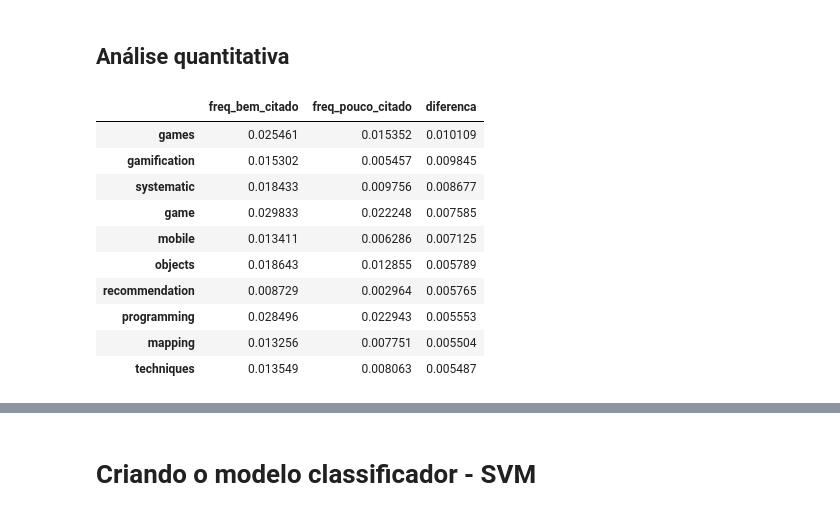
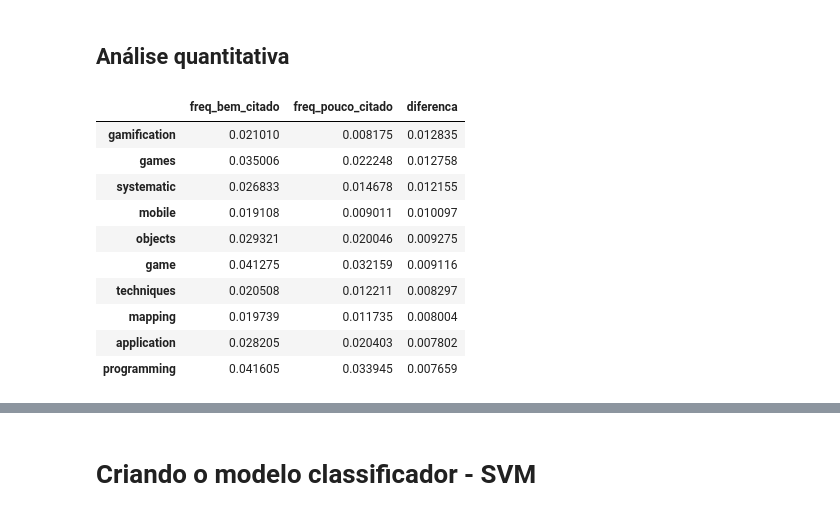
Before and after one commit to joaoAngelo2/classificacao_citacoes, a Jupyter notebook: Modelo_classificação_citações.ipynb, the cells around one changed output, grey strips where cells are left out. Saved outputs shown, nothing was run; the diff lists cells and outputs as text; code cells hidden in the pictures.

```diff
--- a/Modelo_classificação_citações.ipynb
+++ b/Modelo_classificação_citações.ipynb
@@ -38,7 +42,7 @@ from deep_translator import GoogleTranslator #tradutor
 # Os dados "crus":
 # %%
 drive.mount('/content/drive')
-df = pd.read_csv('/content/drive/MyDrive/RBIE/SBIE20/SBIE20/sbie_2001_2024.csv')
+df = pd.read_csv('/content/drive/MyDrive/RBIE/SBIE20/SBIE20 - Produções/Dataset/sbie_2001_2024.csv')
 
 print(df.head)
 # %% [output]
@@ -306,2 +312,0 @@ Limpando os dados
-# %%
-df_completo = df_completo.drop(['id_paper'],axis=1)
@@ -347,28 +340,28 @@ top_palavras.plot(kind='pie', autopct='%1.1f%%')
 # %%
 muito_citado = df_completo[df_completo['citacoes'] == 1]
 baixo_citado = df_completo[df_completo['citacoes'] == 0]
 
-#pegando as frequencias
-freq_bem = muito_citado.iloc[:, 442:1425].mean().sort_values(ascending=False)
-freq_baixo = baixo_citado.iloc[:, 442:1425].mean().sort_values(ascending=False)
+colunas_tf = df_completo.columns[442:1439]
 
+freq_bem = muito_citado[colunas_tf].mean().sort_values(ascending=False)
+freq_baixo = baixo_citado[colunas_tf].mean().sort_values(ascending=False)
 
 comparativo = pd.DataFrame({
     "freq_bem_citado": freq_bem,
     "freq_pouco_citado": freq_baixo,
     "diferenca": freq_bem - freq_baixo
 }).sort_values("diferenca", ascending=False)
 
 comparativo.head(10)
 # %% [output]
 |  | freq_bem_citado | freq_pouco_citado | diferenca |
-| games | 0.025461 | 0.015352 | 0.010109 |
-| gamification | 0.015302 | 0.005457 | 0.009845 |
-| systematic | 0.018433 | 0.009756 | 0.008677 |
-| game | 0.029833 | 0.022248 | 0.007585 |
-| mobile | 0.013411 | 0.006286 | 0.007125 |
-| objects | 0.018643 | 0.012855 | 0.005789 |
-| recommendation | 0.008729 | 0.002964 | 0.005765 |
-| programming | 0.028496 | 0.022943 | 0.005553 |
-| mapping | 0.013256 | 0.007751 | 0.005504 |
-| techniques | 0.013549 | 0.008063 | 0.005487 |
+| gamification | 0.021010 | 0.008175 | 0.012835 |
+| games | 0.035006 | 0.022248 | 0.012758 |
+| systematic | 0.026833 | 0.014678 | 0.012155 |
+| mobile | 0.019108 | 0.009011 | 0.010097 |
+| objects | 0.029321 | 0.020046 | 0.009275 |
+| game | 0.041275 | 0.032159 | 0.009116 |
+| techniques | 0.020508 | 0.012211 | 0.008297 |
+| mapping | 0.019739 | 0.011735 | 0.008004 |
+| application | 0.028205 | 0.020403 | 0.007802 |
+| programming | 0.041605 | 0.033945 | 0.007659 |
```
Also changed, not shown: parts of 29 cells of this notebook.
